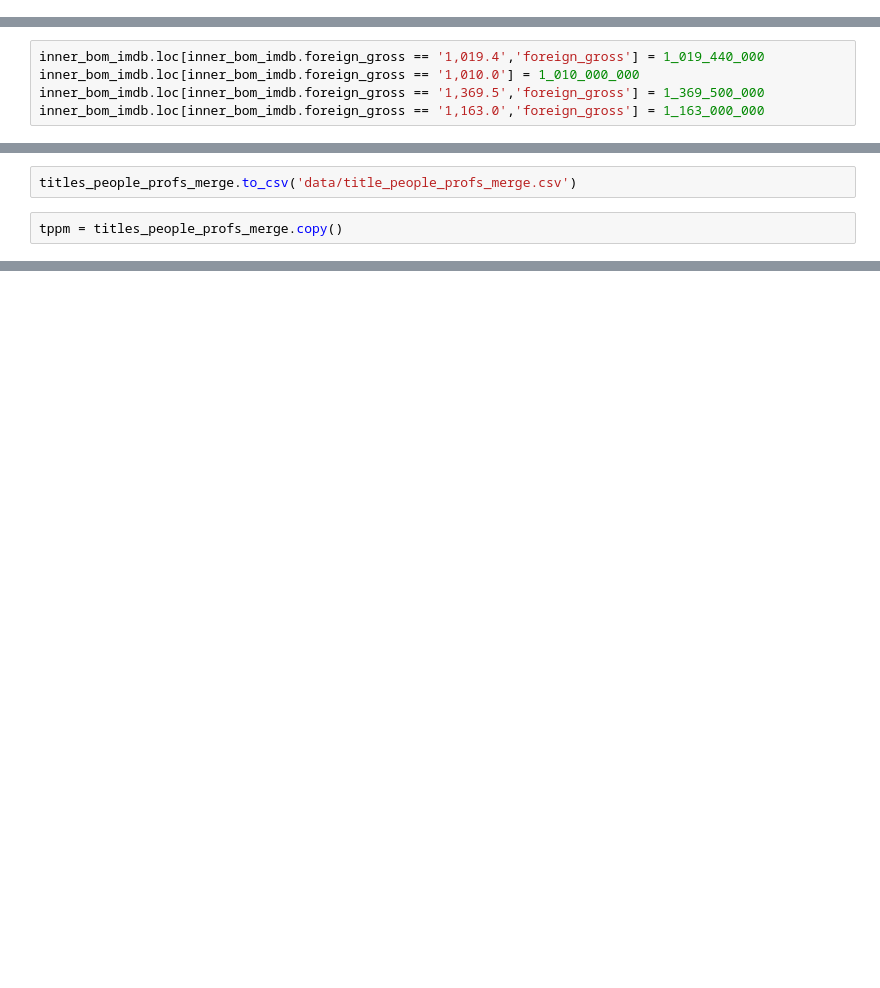
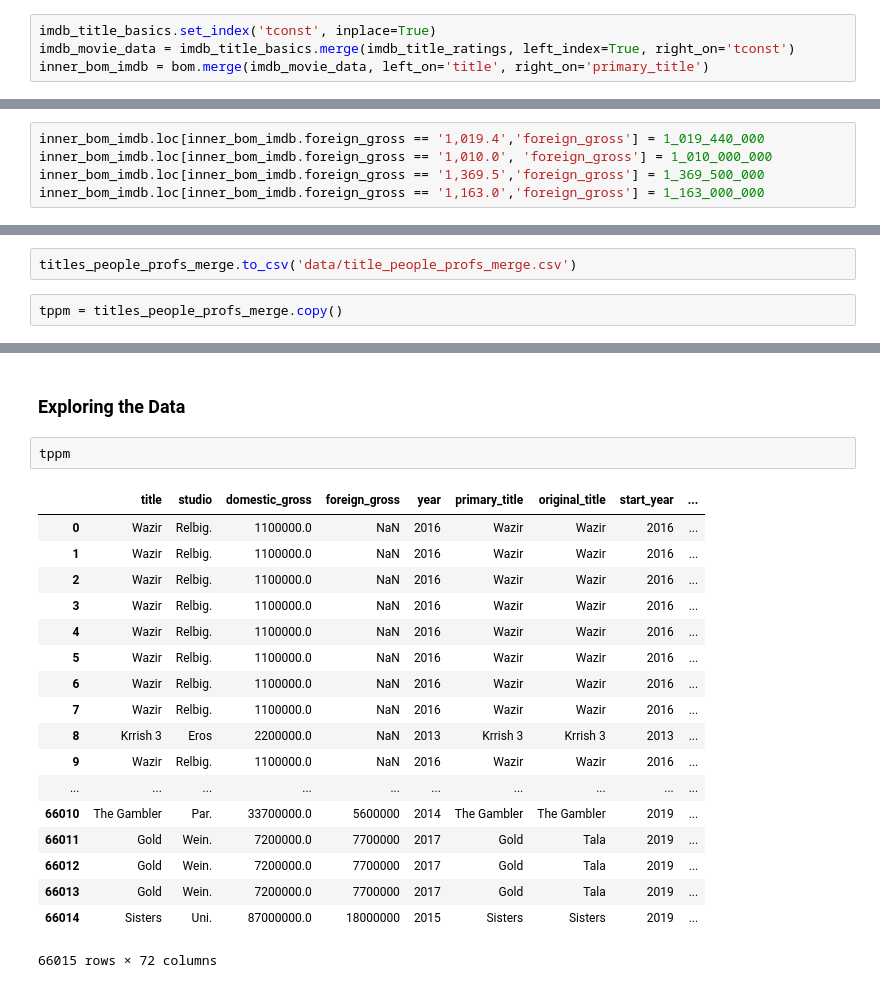
Before and after one commit to aschams/FlatironProject1, a Jupyter notebook: ASchams_notebook.ipynb, the cells around one changed output, grey strips where cells are left out. Saved outputs shown, nothing was run; the diff lists cells and outputs as text; blank space fills up the shorter version.

Commit message:
started exploring

```diff
--- a/ASchams_notebook.ipynb
+++ b/ASchams_notebook.ipynb
@@ -96,3 +98,7 @@ inner_bom_imdb = bom.merge(imdb_title_basics, left_on='title', right_on='primary
+# %%
+imdb_title_basics.set_index('tconst', inplace=True)
+imdb_movie_data = imdb_title_basics.merge(imdb_title_ratings, left_index=True, right_on='tconst')
+inner_bom_imdb = bom.merge(imdb_movie_data, left_on='title', right_on='primary_title')
 # %%
 inner_bom_imdb.set_index('tconst', inplace=True)
 # %%
@@ -101,7 +118,7 @@ inner_bom_imdb = OHE_genres(inner_bom_imdb)
 ### Fixing Movie Gross Problems
 # %%
 inner_bom_imdb.loc[inner_bom_imdb.foreign_gross == '1,019.4','foreign_gross'] = 1_019_440_000
-inner_bom_imdb.loc[inner_bom_imdb.foreign_gross == '1,010.0'] = 1_010_000_000
+inner_bom_imdb.loc[inner_bom_imdb.foreign_gross == '1,010.0', 'foreign_gross'] = 1_010_000_000
 inner_bom_imdb.loc[inner_bom_imdb.foreign_gross == '1,369.5','foreign_gross'] = 1_369_500_000
 inner_bom_imdb.loc[inner_bom_imdb.foreign_gross == '1,163.0','foreign_gross'] = 1_163_000_000
 # %%
@@ -194,0 +242,23 @@ tppm = titles_people_profs_merge.copy()
+# %% [markdown]
+### Exploring the Data
+# %%
+tppm
+# %% [output]
+|  | title | studio | domestic_gross | foreign_gross | year | primary_title | original_title | start_year | ... |
+| 0 | Wazir | Relbig. | 1100000.0 | NaN | 2016 | Wazir | Wazir | 2016 | ... |
+| 1 | Wazir | Relbig. | 1100000.0 | NaN | 2016 | Wazir | Wazir | 2016 | ... |
+| 2 | Wazir | Relbig. | 1100000.0 | NaN | 2016 | Wazir | Wazir | 2016 | ... |
+| 3 | Wazir | Relbig. | 1100000.0 | NaN | 2016 | Wazir | Wazir | 2016 | ... |
+| 4 | Wazir | Relbig. | 1100000.0 | NaN | 2016 | Wazir | Wazir | 2016 | ... |
+| 5 | Wazir | Relbig. | 1100000.0 | NaN | 2016 | Wazir | Wazir | 2016 | ... |
+| 6 | Wazir | Relbig. | 1100000.0 | NaN | 2016 | Wazir | Wazir | 2016 | ... |
+| 7 | Wazir | Relbig. | 1100000.0 | NaN | 2016 | Wazir | Wazir | 2016 | ... |
+| 8 | Krrish 3 | Eros | 2200000.0 | NaN | 2013 | Krrish 3 | Krrish 3 | 2013 | ... |
+| 9 | Wazir | Relbig. | 1100000.0 | NaN | 2016 | Wazir | Wazir | 2016 | ... |
+| ... | ... | ... | ... | ... | ... | ... | ... | ... | ... |
+| 66010 | The Gambler | Par. | 33700000.0 | 5600000 | 2014 | The Gambler | The Gambler | 2019 | ... |
+| 66011 | Gold | Wein. | 7200000.0 | 7700000 | 2017 | Gold | Tala | 2019 | ... |
+| 66012 | Gold | Wein. | 7200000.0 | 7700000 | 2017 | Gold | Tala | 2019 | ... |
+| 66013 | Gold | Wein. | 7200000.0 | 7700000 | 2017 | Gold | Tala | 2019 | ... |
+| 66014 | Sisters | Uni. | 87000000.0 | 18000000 | 2015 | Sisters | Sisters | 2019 | ... |
+66015 rows × 72 columns
```
Also changed, not shown: parts of 14 cells of this notebook.
